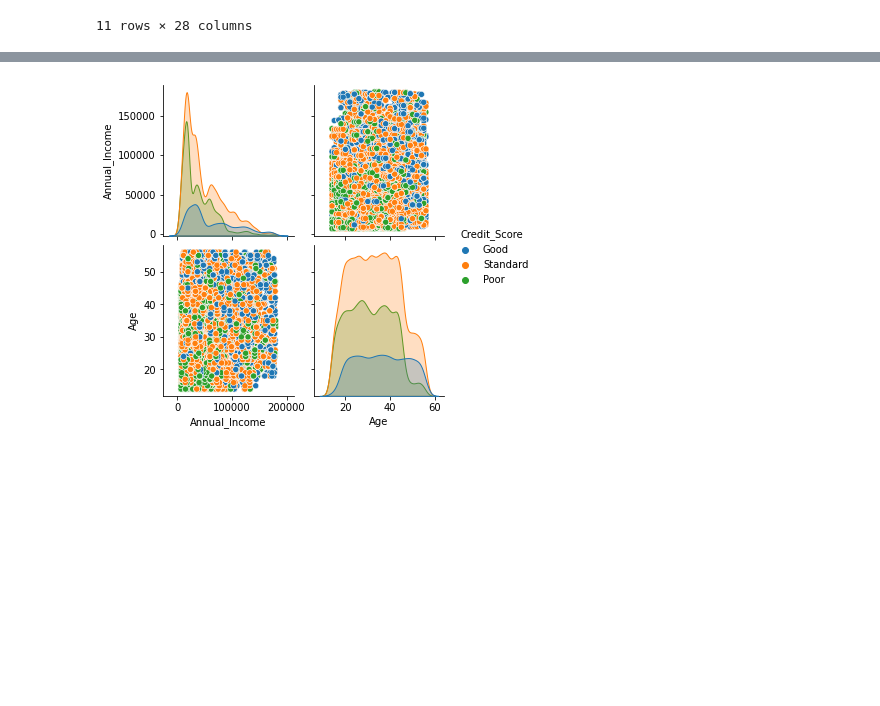
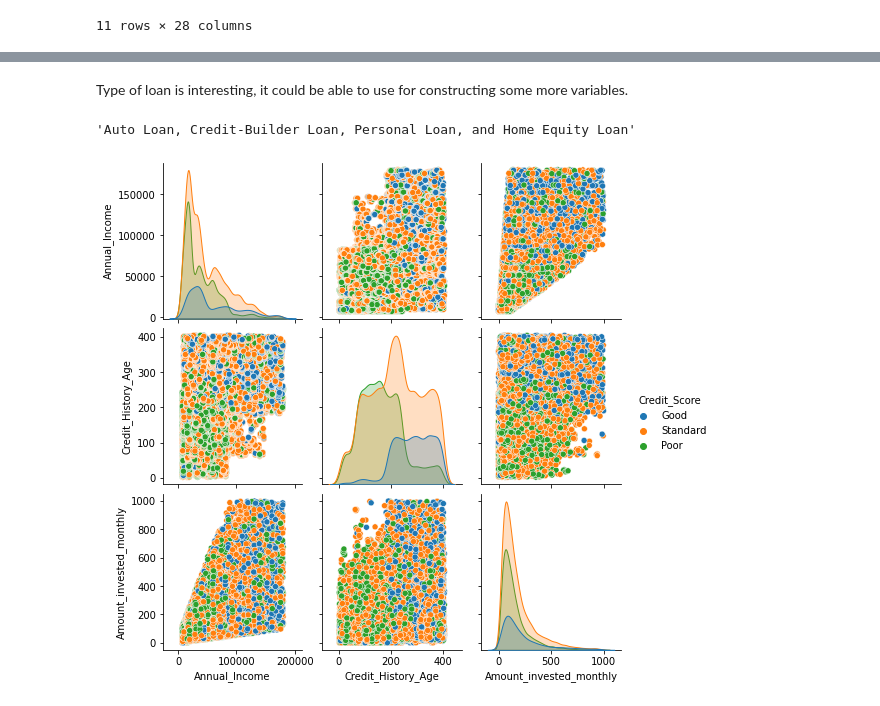
Before and after one commit to Junjie999/STATS503gogogo, a Jupyter notebook: Notebooks/EDA.ipynb, the cells around one changed output, grey strips where cells are left out. Drawn from its saved outputs; the diff is of its cells as text; code cells hidden in the pictures; blank space fills up the shorter version.

```diff
--- a/Notebooks/EDA.ipynb
+++ b/Notebooks/EDA.ipynb
@@ -36,17 +34,28 @@ train = train.dropna()
 # %%
+# For now I just drop NAs.
+train = train.dropna()
+
+# Transform into Numeric Columns
 train.Age = train.Age.str.extract('(\d+)').astype(np.number)
+train.Annual_Income = train.Annual_Income.str.extract('(\d+)').astype(np.number)
+train.Outstanding_Debt = train.Outstanding_Debt.str.extract('(\d+)').astype(np.number)
+train.Monthly_Balance = train.Monthly_Balance.str.extract('(\d+)').astype(np.number)
+train.Amount_invested_monthly = train.Amount_invested_monthly.str.extract('(\d+)').astype(np.number)
+train.Num_of_Loan = train.Num_of_Loan.str.extract('(\d+)').astype(np.number)
 
-train.Annual_Income = train.Annual_Income.str.extract('(\d+)').astype(np.number)
-
-train.Outstanding_Debt = train.Outstanding_Debt.str.extract('(\d+)').astype(np.number)
+# Convert Year and Month into Months
 train.Credit_History_Age = [int(j)*12+int(k) for [j,k] in [re.findall(r'\d+', entry) for entry in train.Credit_History_Age]]
 
+# Clean outliers and unreasonable values
 train = train[train.Age < 80]
 train = train[train.Annual_Income < 200000]
+train = train[train.Monthly_Balance < 10000]
+train = train[train.Amount_invested_monthly < 1000]
 
 train = train[train.Num_Bank_Accounts < 50]
 train = train[train.Num_Credit_Card < 50]
 train = train[train.Num_Credit_Inquiries < 50]
+train = train[train.Num_of_Loan < 30]
 
 train = train[train.Interest_Rate < 50]
-train = train[train.Total_EMI_per_month < 10000]
+train = train[train.Total_EMI_per_month < 600]
@@ -65,4 +92,10 @@ train.describe(include=[np.number])
+# %% [markdown]
+Type of loan is interesting, it could be able to use for constructing some more variables.
+# %%
+train.Type_of_Loan[0]
+# %% [output]
+'Auto Loan, Credit-Builder Loan, Personal Loan, and Home Equity Loan'
 # %%
-_ = sns.pairplot(train, hue='Credit_Score', vars=['Annual_Income', 'Age'])
+_ = sns.pairplot(train, hue='Credit_Score', vars=['Annual_Income', 'Credit_History_Age', 'Amount_invested_monthly'])
 # %% [output]
-[figure, old version]
+[figure, new version]
```
Also changed, not shown: parts of 5 cells of this notebook.
